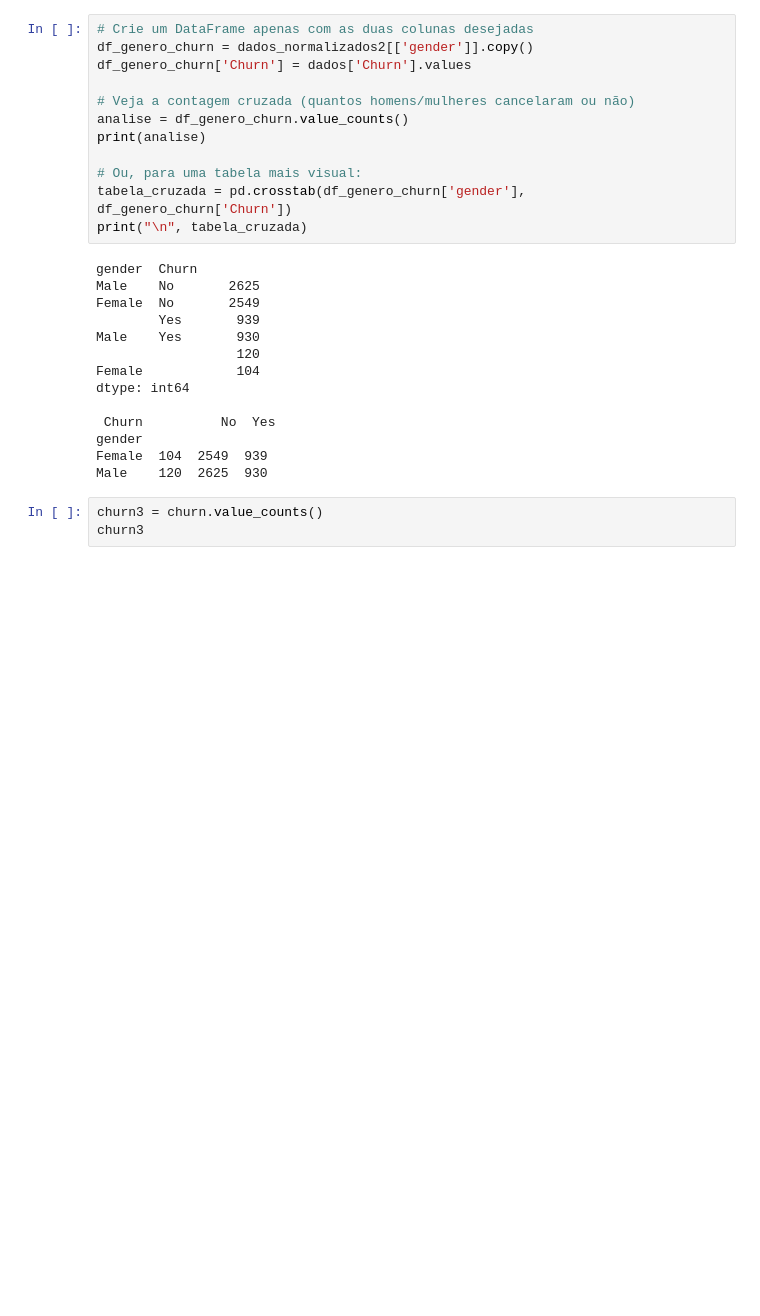
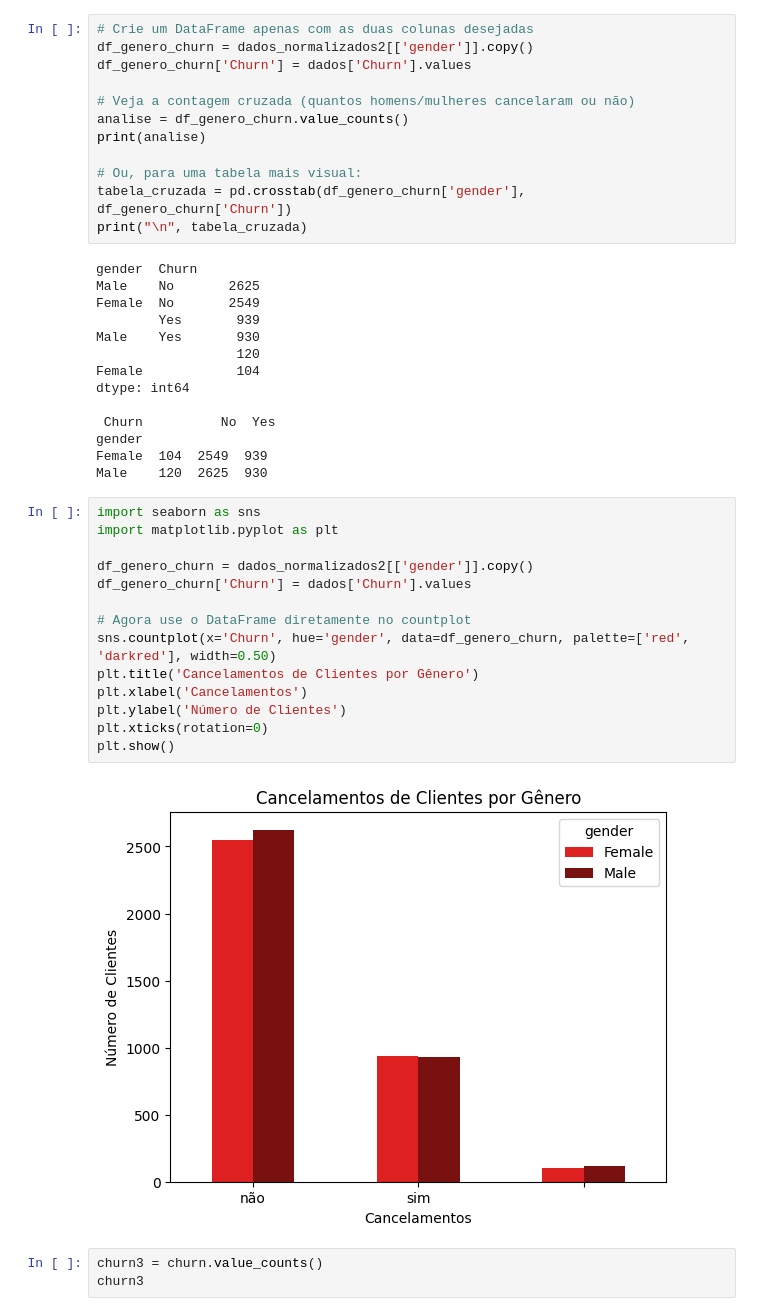
Before and after one commit to JoseSilva84/TelecomX_BR, a Jupyter notebook: TelecomX_BR.ipynb, the cells around one changed output. Cells and saved outputs as stored; diff of their text form; blank space fills up the shorter version.

```diff
--- a/TelecomX_BR.ipynb
+++ b/TelecomX_BR.ipynb
@@ -247,6 +247,22 @@ dtype: int64
 gender
 Female  104  2549  939
 Male    120  2625  930
+# %%
+import seaborn as sns
+import matplotlib.pyplot as plt
+
+df_genero_churn = dados_normalizados2[['gender']].copy()
+df_genero_churn['Churn'] = dados['Churn'].values
+
+# Agora use o DataFrame diretamente no countplot
+sns.countplot(x='Churn', hue='gender', data=df_genero_churn, palette=['red', 'darkred'], width=0.50)
+plt.title('Cancelamentos de Clientes por Gênero')
+plt.xlabel('Cancelamentos')
+plt.ylabel('Número de Clientes')
+plt.xticks(rotation=0)
+plt.show()
+# %% [output]
+[figure, added]
 # %%
 churn3 = churn.value_counts()
 churn3
```
